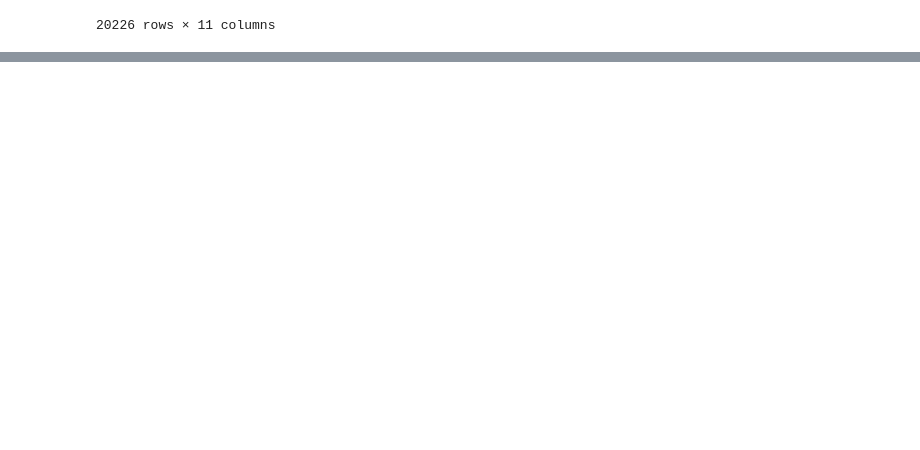
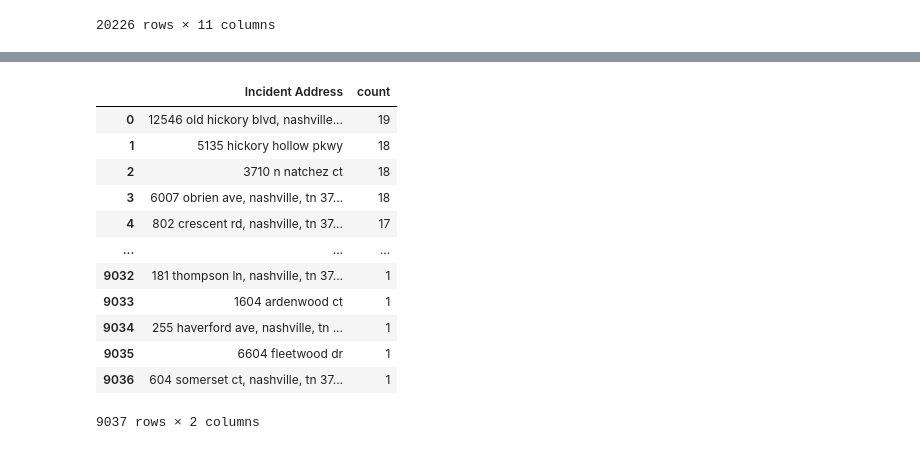
Before and after one commit to NewForce-Cohort-10-Data/trash-haulers-cache-me-outside, a Jupyter notebook: notebooks/trash_haulers.ipynb, the cells around one changed output, grey strips where cells are left out. Cells and saved outputs as stored; diff of their text form; code cells hidden in the pictures; blank space fills up the shorter version.

```diff
--- a/notebooks/trash_haulers.ipynb
+++ b/notebooks/trash_haulers.ipynb
@@ -40,2 +46,5 @@ Name: Complaint, Length: 20226, dtype: object
 # %%
-missed_pickups = hauler.loc[hauler['Complaint'].str.contains('(?i)Missed') | hauler['Description'].str.contains('(?i)miss')]
+missed_pickups = hauler.loc[
+    hauler['Complaint'].str.contains('miss', case=False, na=False) |
+    hauler['Description'].str.contains('miss', case=False, na=False)
+]
@@ -42,3 +53,5 @@ missed_pickups = hauler.loc[hauler['Complaint'].str.contains('(?i)Missed') | hau
+# %%
+missed_pickups = missed_pickups.dropna(subset=['Trash Hauler'])
 # %%
 missed_pickups
 # %% [output]
@@ -58,5 +71,7 @@ missed_pickups
 # %%
-trash_hauler = missed_pickups.loc[hauler['Trash Hauler'].str.contains("RED RIVER") == True]
+trash_hauler = missed_pickups.loc[
+    missed_pickups['Trash Hauler'].str.contains("RED RIVER", case=False, na=False)
+]
 # %%
 trash_hauler
 # %% [output]
@@ -75,0 +91,18 @@ trash_hauler
+# %%
+test = trash_hauler['Incident Address'].value_counts().to_frame().reset_index()
+# %%
+test
+# %% [output]
+|  | Incident Address | count |
+| 0 | 12546 old hickory blvd, nashville... | 19 |
+| 1 | 5135 hickory hollow pkwy | 18 |
+| 2 | 3710 n natchez ct | 18 |
+| 3 | 6007 obrien ave, nashville, tn 37... | 18 |
+| 4 | 802 crescent rd, nashville, tn 37... | 17 |
+| ... | ... | ... |
+| 9032 | 181 thompson ln, nashville, tn 37... | 1 |
+| 9033 | 1604 ardenwood ct | 1 |
+| 9034 | 255 haverford ave, nashville, tn ... | 1 |
+| 9035 | 6604 fleetwood dr | 1 |
+| 9036 | 604 somerset ct, nashville, tn 37... | 1 |
+9037 rows × 2 columns
```
Also changed, not shown: parts of 32 cells of this notebook.
